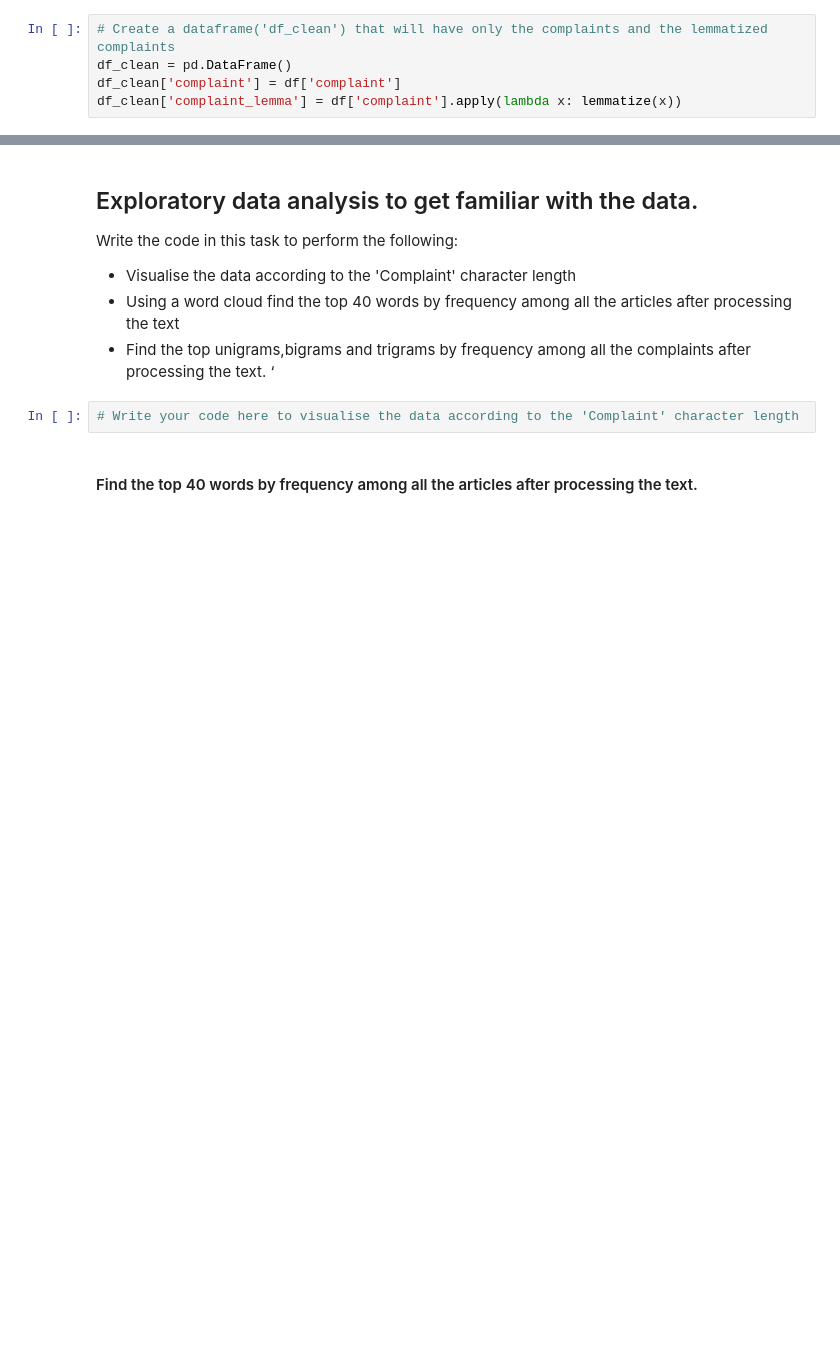
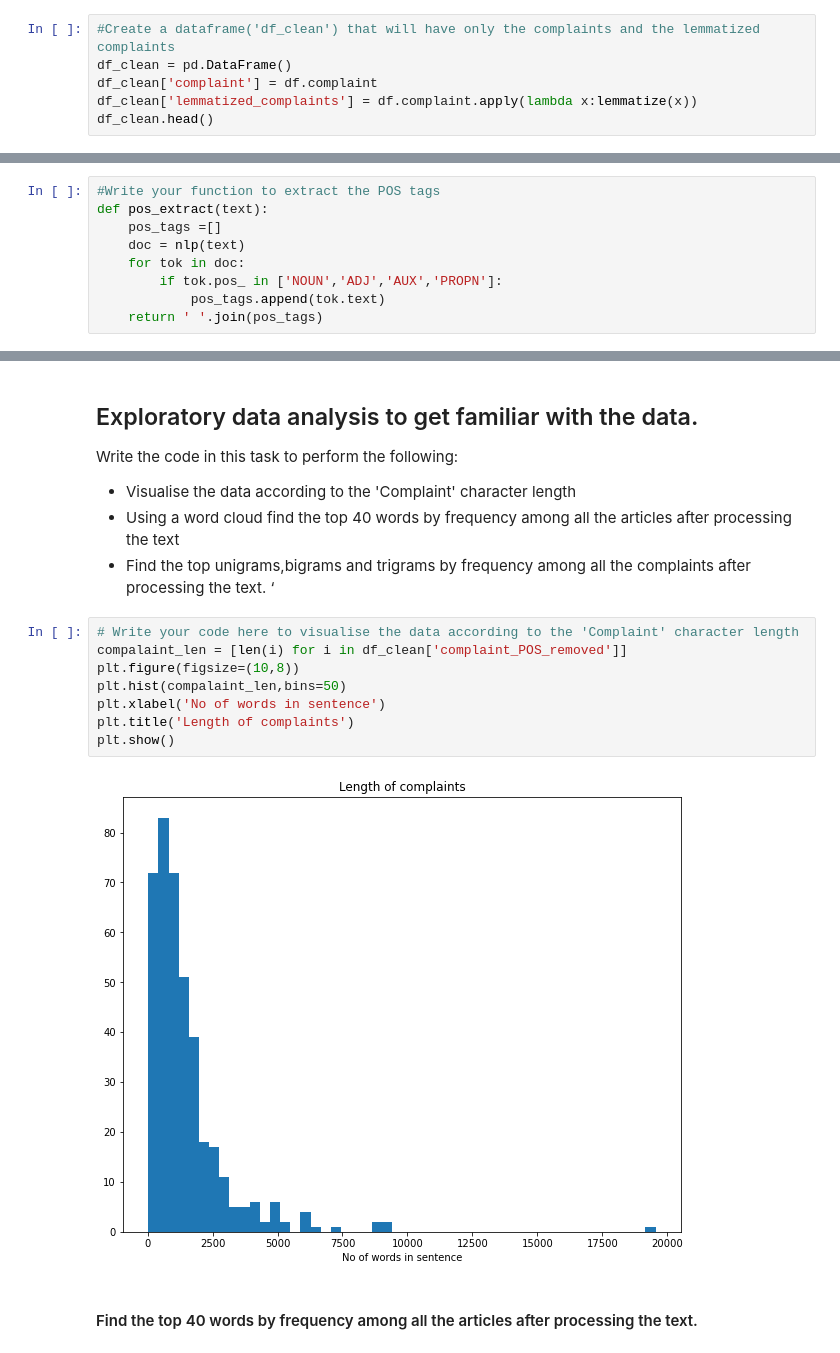
Before and after one commit to sreedevigattu/ticketclass, a Jupyter notebook: Automatic_Ticket_Classification_Assignment.ipynb, the cells around one changed output, grey strips where cells are left out. Cells and saved outputs as stored; diff of their text form; blank space fills up the shorter version.

Commit message:
New assignment notebook
Did not make changes to your file...just re-run the whole file once to reflect new changes ,made some changes after latest run

```diff
--- a/Automatic_Ticket_Classification_Assignment.ipynb
+++ b/Automatic_Ticket_Classification_Assignment.ipynb
@@ -345,5 +210,6 @@ Name: complaint, dtype: object
 # %%
-# Create a dataframe('df_clean') that will have only the complaints and the lemmatized complaints
+#Create a dataframe('df_clean') that will have only the complaints and the lemmatized complaints
 df_clean = pd.DataFrame()
-df_clean['complaint'] = df['complaint']
-df_clean['complaint_lemma'] = df['complaint'].apply(lambda x: lemmatize(x))
+df_clean['complaint'] = df.complaint
+df_clean['lemmatized_complaints'] = df.complaint.apply(lambda x:lemmatize(x))
+df_clean.head()
@@ -419,0 +225,9 @@ dict_keys(['ADJ', 'NOUN', 'PRON', 'AUX', 'CCONJ', 'VERB', 'SCONJ', 'DET', 'PART'
+# %%
+#Write your function to extract the POS tags
+def pos_extract(text):
+    pos_tags =[]
+    doc = nlp(text)
+    for tok in doc:
+        if tok.pos_ in ['NOUN','ADJ','AUX','PROPN']:
+            pos_tags.append(tok.text)
+    return ' '.join(pos_tags)
@@ -438,5 +262,13 @@ Write the code in this task to perform the following:
 *   Find the top unigrams,bigrams and trigrams by frequency among all the complaints after processing the text. ‘
 # %%
 # Write your code here to visualise the data according to the 'Complaint' character length
+compalaint_len = [len(i) for i in df_clean['complaint_POS_removed']]
+plt.figure(figsize=(10,8))
+plt.hist(compalaint_len,bins=50)
+plt.xlabel('No of words in sentence')
+plt.title('Length of complaints')
+plt.show()
+# %% [output]
+[figure, added]
 # %% [markdown]
 #### Find the top 40 words by frequency among all the articles after processing the text.
```
Also changed, not shown: parts of 77 cells of this notebook.
